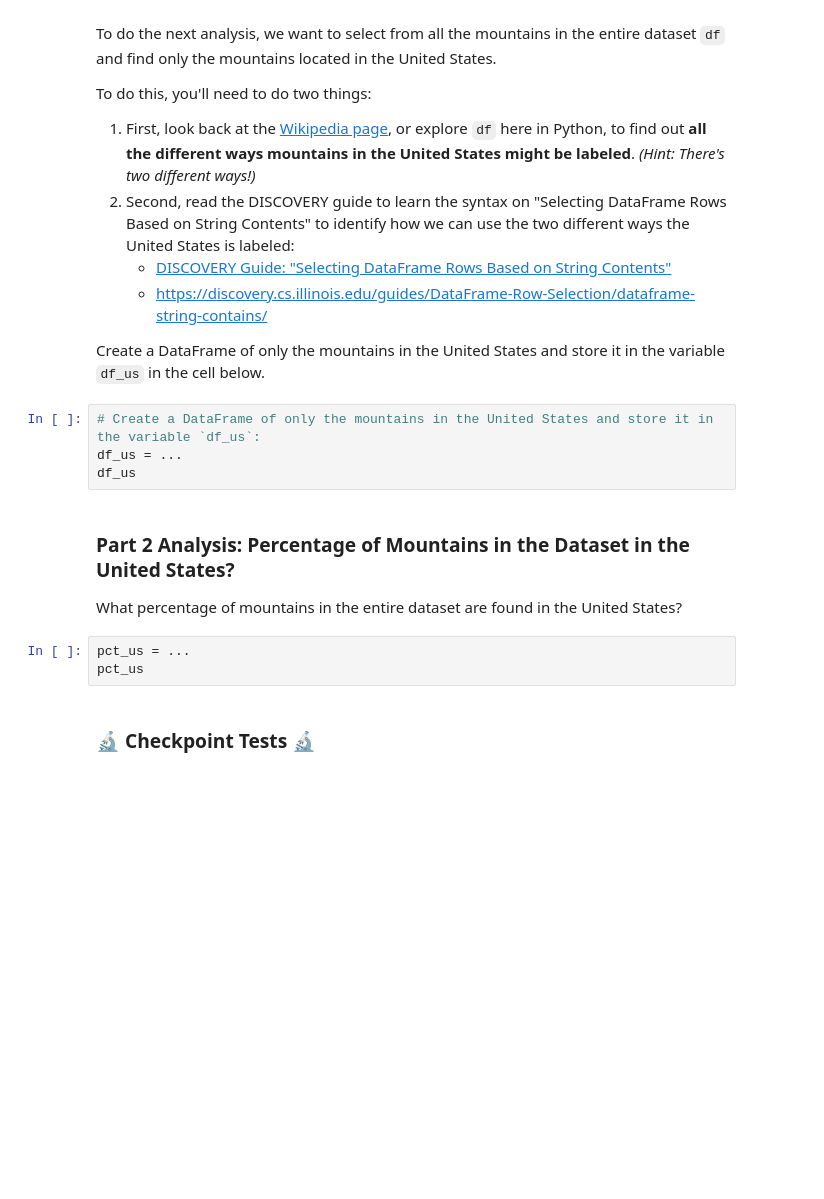
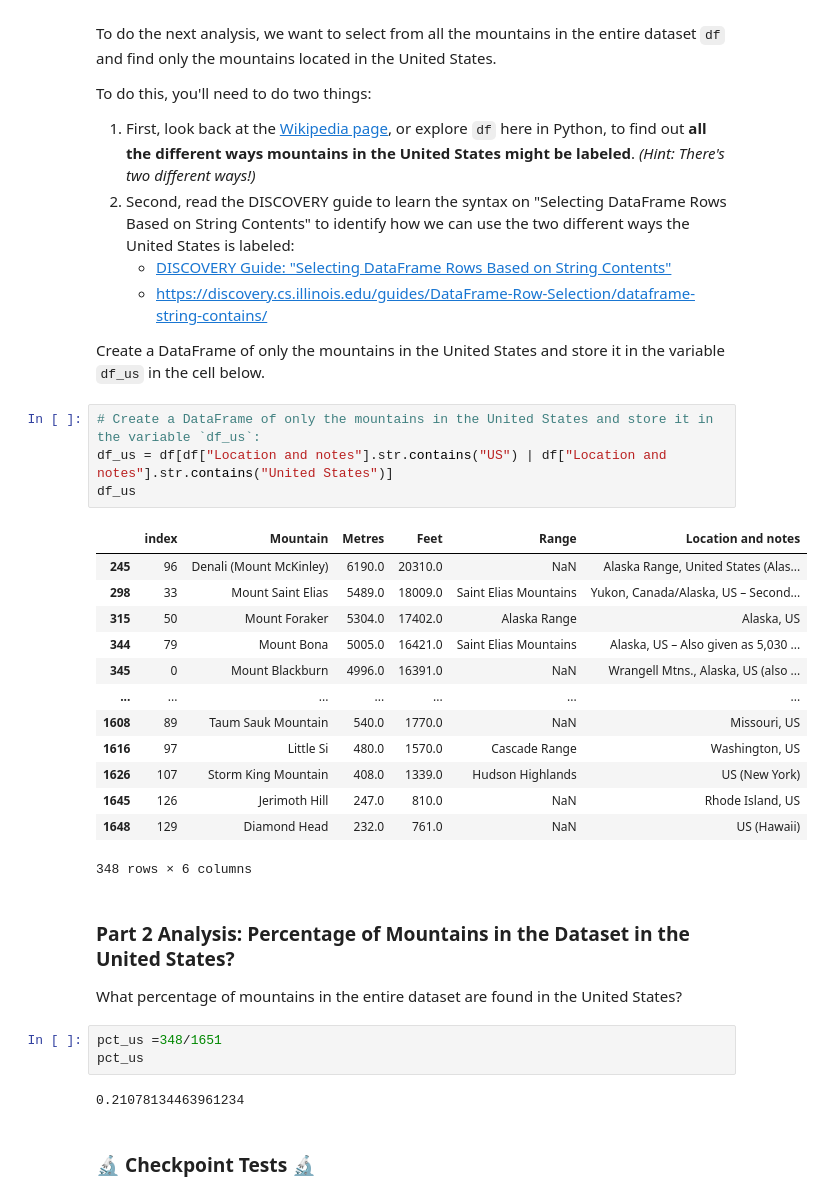
Before and after one commit to zihanl24-afk/discovery_microprojects, a Jupyter notebook: microproject-03-highest-mountains-in-the-world/microproject-03-highest-mountains-in-the-world.ipynb, the cells around one changed output. Drawn from its saved outputs; the diff is of its cells as text; blank space fills up the shorter version.

```diff
--- a/microproject-03-highest-mountains-in-the-world/microproject-03-highest-mountains-in-the-world.ipynb
+++ b/microproject-03-highest-mountains-in-the-world/microproject-03-highest-mountains-in-the-world.ipynb
@@ -178,15 +259,31 @@ To do this, you'll need to do two things:
 Create a DataFrame of only the mountains in the United States and store it in the variable `df_us` in the cell below.
 # %%
 # Create a DataFrame of only the mountains in the United States and store it in the variable `df_us`:
-df_us = ...
+df_us = df[df["Location and notes"].str.contains("US") | df["Location and notes"].str.contains("United States")]
 df_us
+# %% [output]
+|  | index | Mountain | Metres | Feet | Range | Location and notes |
+| 245 | 96 | Denali (Mount McKinley) | 6190.0 | 20310.0 | NaN | Alaska Range, United States (Alas... |
+| 298 | 33 | Mount Saint Elias | 5489.0 | 18009.0 | Saint Elias Mountains | Yukon, Canada/Alaska, US – Second... |
+| 315 | 50 | Mount Foraker | 5304.0 | 17402.0 | Alaska Range | Alaska, US |
+| 344 | 79 | Mount Bona | 5005.0 | 16421.0 | Saint Elias Mountains | Alaska, US – Also given as 5,030 ... |
+| 345 | 0 | Mount Blackburn | 4996.0 | 16391.0 | NaN | Wrangell Mtns., Alaska, US (also ... |
+| ... | ... | ... | ... | ... | ... | ... |
+| 1608 | 89 | Taum Sauk Mountain | 540.0 | 1770.0 | NaN | Missouri, US |
+| 1616 | 97 | Little Si | 480.0 | 1570.0 | Cascade Range | Washington, US |
+| 1626 | 107 | Storm King Mountain | 408.0 | 1339.0 | Hudson Highlands | US (New York) |
+| 1645 | 126 | Jerimoth Hill | 247.0 | 810.0 | NaN | Rhode Island, US |
+| 1648 | 129 | Diamond Head | 232.0 | 761.0 | NaN | US (Hawaii) |
+348 rows × 6 columns
 # %% [markdown]
 ### Part 2 Analysis: Percentage of Mountains in the Dataset in the United States?
 
 What percentage of mountains in the entire dataset are found in the United States?
 # %%
-pct_us = ...
+pct_us =348/1651
 pct_us
+# %% [output]
+0.21078134463961234
 # %% [markdown]
 ### 🔬 Checkpoint Tests 🔬
 # %%
```
Also changed, not shown: parts of 12 cells of this notebook.
